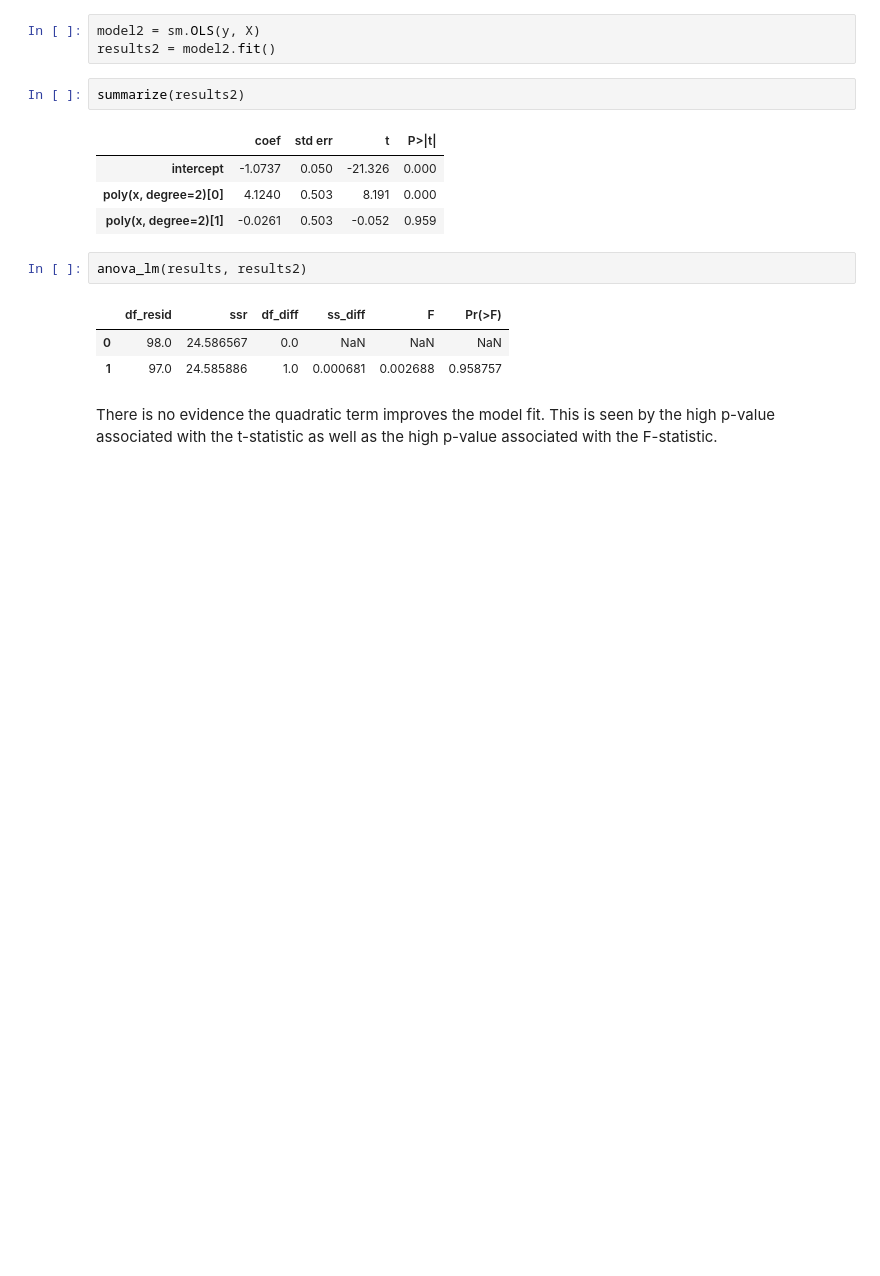
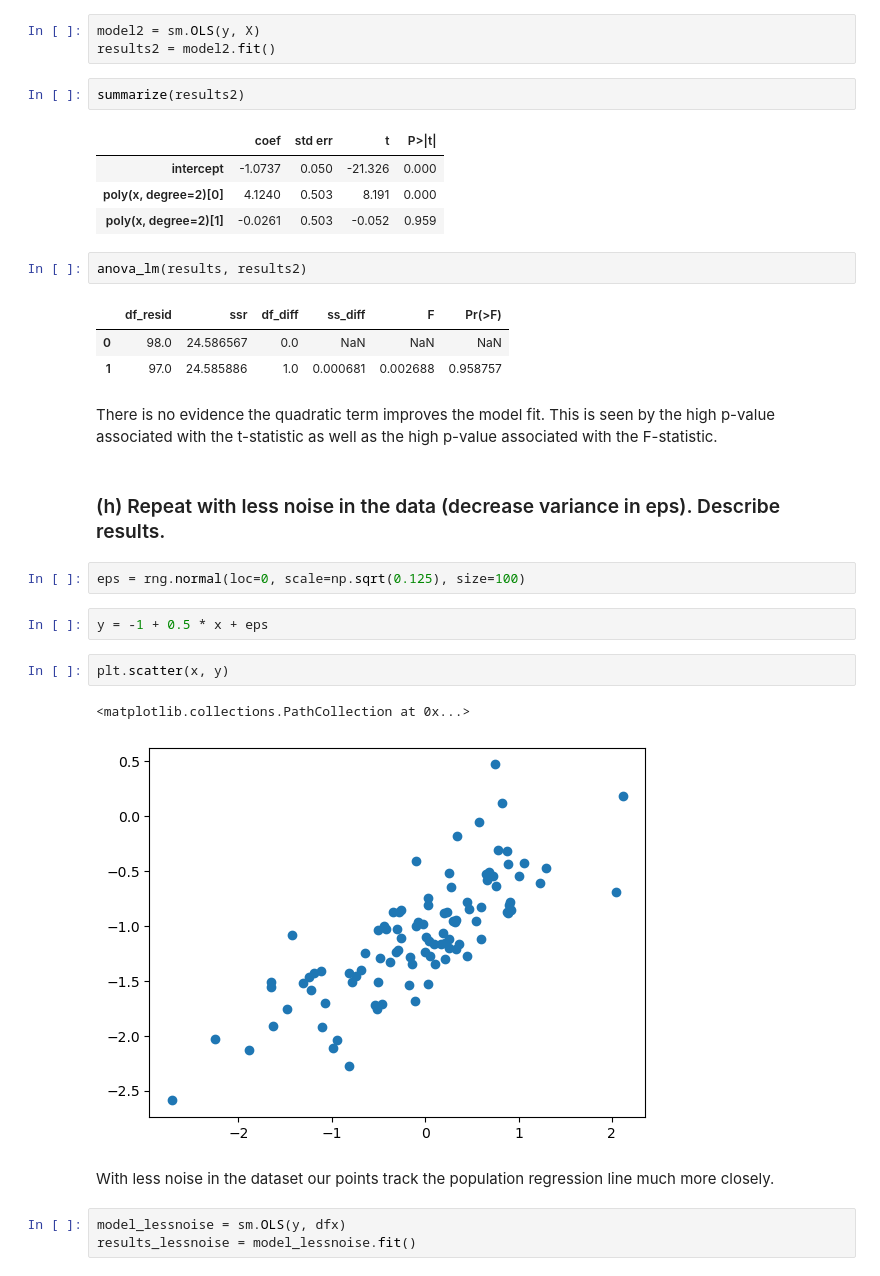
Before and after one commit to carmancater/an-introduction-to-statistical-learning-with-applications-in-python, a Jupyter notebook: Chapter 3 - Linear Regression/Ch 3 Ex 13.ipynb, the cells around one changed output. Saved outputs shown, nothing was run; the diff lists cells and outputs as text; blank space fills up the shorter version.

```diff
--- a/Chapter 3 - Linear Regression/Ch 3 Ex 13.ipynb
+++ b/Chapter 3 - Linear Regression/Ch 3 Ex 13.ipynb
@@ -92,3 +92,19 @@ anova_lm(results, results2)
 | 1 | 97.0 | 24.585886 | 1.0 | 0.000681 | 0.002688 | 0.958757 |
 # %% [markdown]
 There is no evidence the quadratic term improves the model fit. This is seen by the high p-value associated with the t-statistic as well as the high p-value associated with the F-statistic.
+# %% [markdown]
+### (h) Repeat with less noise in the data (decrease variance in eps). Describe results.
+# %%
+eps = rng.normal(loc=0, scale=np.sqrt(0.125), size=100)
+# %%
+y = -1 + 0.5 * x + eps
+# %%
+plt.scatter(x, y)
+# %% [output]
+<matplotlib.collections.PathCollection at 0x...>
+[figure, added]
+# %% [markdown]
+With less noise in the dataset our points track the population regression line much more closely.
+# %%
+model_lessnoise = sm.OLS(y, dfx)
+results_lessnoise = model_lessnoise.fit()
```
Also changed, not shown: parts of 19 cells of this notebook.
